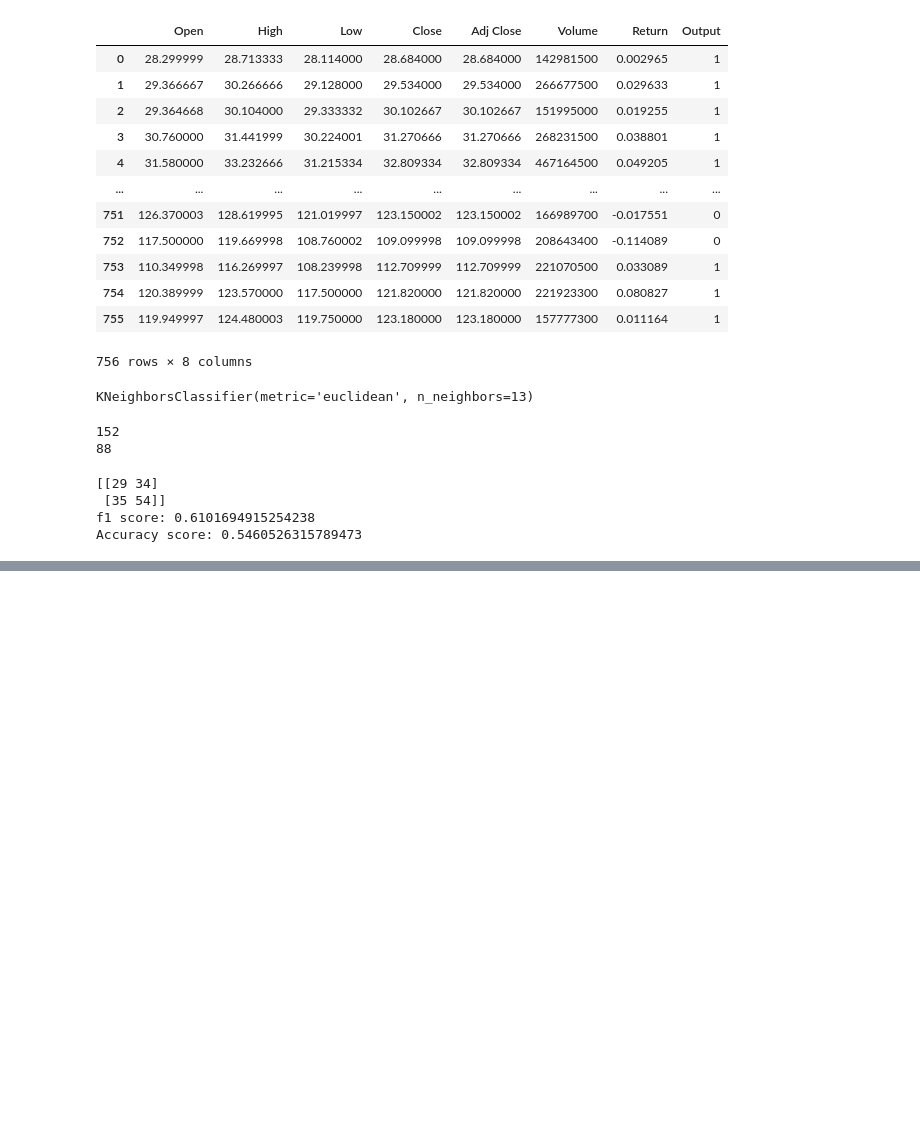
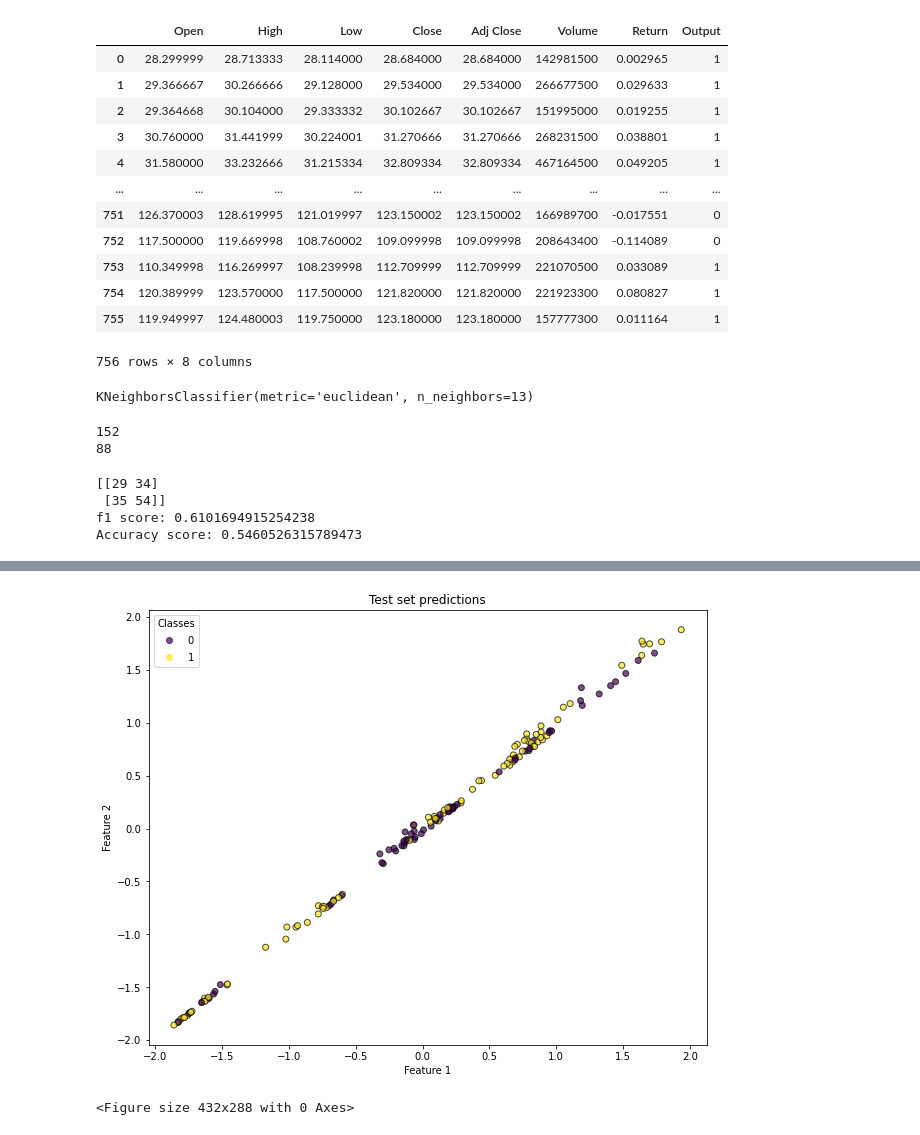
Before and after one commit to wzy526/stock_index_pred, a Jupyter notebook: KNN.ipynb, the cells around one changed output, grey strips where cells are left out. Saved outputs shown, nothing was run; the diff lists cells and outputs as text; code cells hidden in the pictures; blank space fills up the shorter version.

```diff
--- a/KNN.ipynb
+++ b/KNN.ipynb
@@ -127,0 +143,12 @@ Accuracy score: 0.5460526315789473
+# %%
+plt.figure(figsize=(10, 8))
+scatter = plt.scatter(X_test[:, 0], X_test[:, 1], c=y_pred, cmap='viridis', edgecolor='k', alpha=0.7)
+plt.title('Test set predictions')
+plt.xlabel('Feature 1')
+plt.ylabel('Feature 2')
+plt.legend(*scatter.legend_elements(), title="Classes")
+plt.show()
+plt.savefig('knn_predictions.png', format='png', dpi=300)
+# %% [output]
+[figure, added]
+<Figure size 432x288 with 0 Axes>
```
Also changed, not shown: parts of 2 cells of this notebook, 2 other files.
